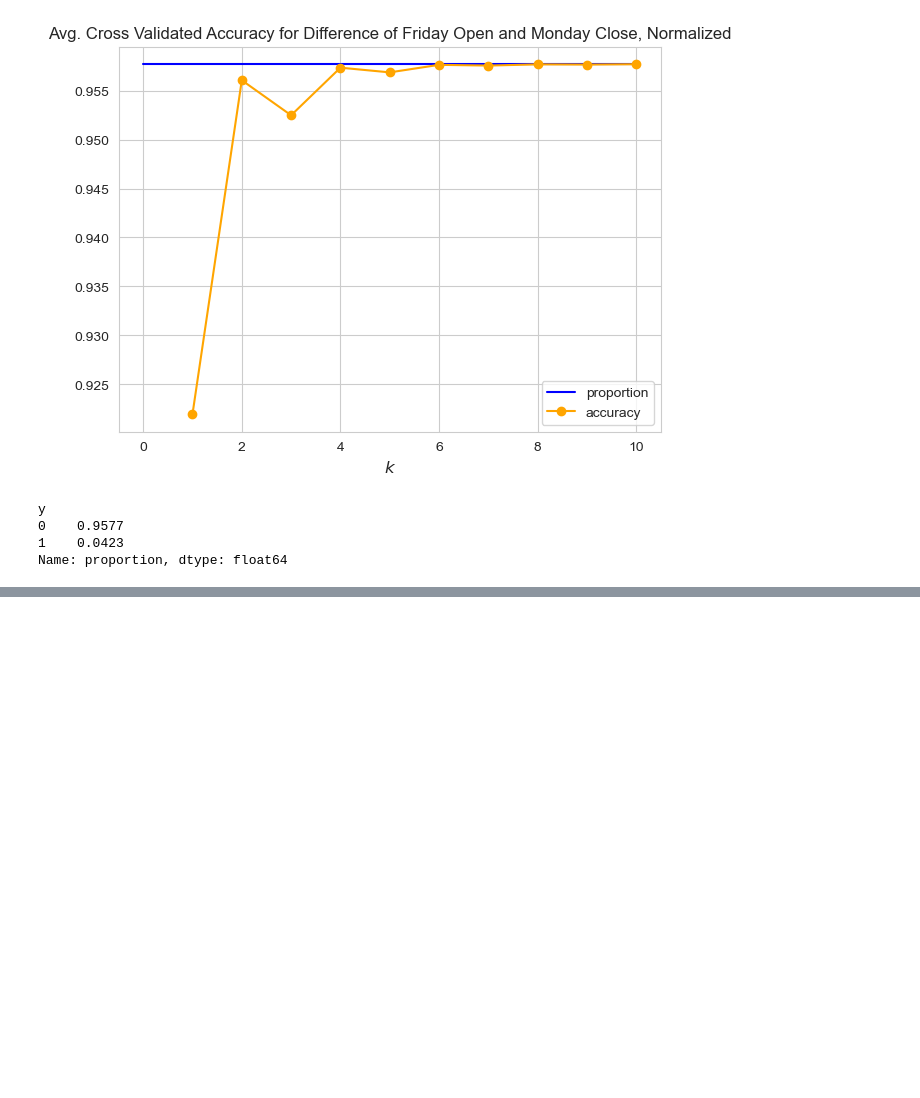
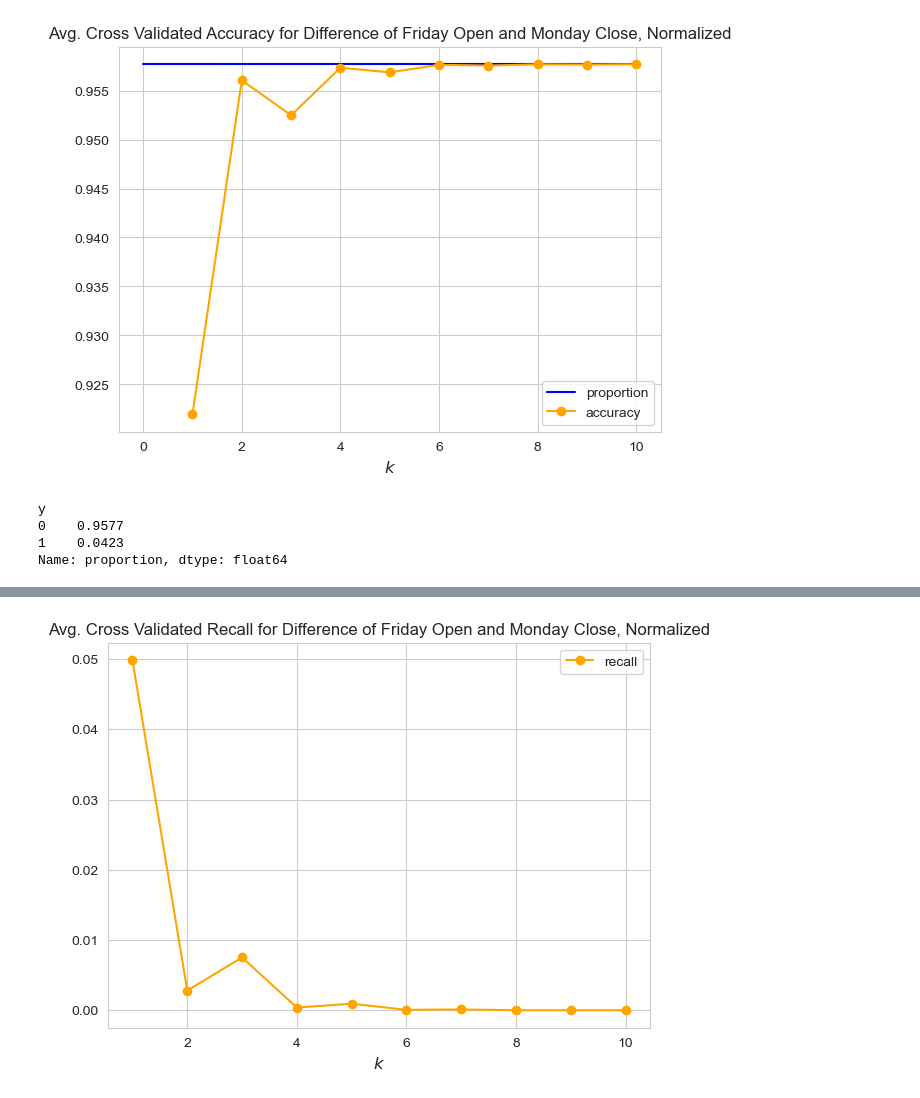
Before and after one commit to ghuckabe/DSTMarketAnalysis, a Jupyter notebook: kaggle_classify.ipynb, the cells around one changed output, grey strips where cells are left out. Drawn from its saved outputs; the diff is of its cells as text; code cells hidden in the pictures; blank space fills up the shorter version.

Commit message:
added some charts for recall and precision on KNN (it did badly)

```diff
--- a/kaggle_classify.ipynb
+++ b/kaggle_classify.ipynb
@@ -882,6 +882,9 @@ ks = range(1,11)
 
 ## Make an array to hold the accuracies
 diffs_k_all_accs = np.zeros((n_splits,len(ks)))
+
+rec_scores = np.zeros((n_splits,len(ks)))
+prec_scores = np.zeros((n_splits,len(ks)))
 
 i = 0
 for train_index, test_index in kfold.split(finance_train):
@@ -903,10 +906,12 @@ for train_index, test_index in kfold.split(finance_train):
 
         ## Record the accuracy on the holdout set
         diffs_k_all_accs[i,j] = accuracy_score(finance_ho.y.values, pred)
+        rec_scores[i,j] = recall_score(finance_ho.y.values, pred)
+        prec_scores[i,j] = precision_score(finance_ho.y.values, pred)
 
-        print('Confusion matrix for', k, 'nearest neighbors at cross-validation stage', i+1)
-        print(confusion_matrix(finance_ho.y.values, pred))
-        print()
+        #print('Confusion matrix for', k, 'nearest neighbors at cross-validation stage', i+1)
+        #print(confusion_matrix(finance_ho.y.values, pred))
+        #print()
 
         j = j + 1
     i = i + 1
@@ -969,0 +961,18 @@ Name: proportion, dtype: float64
+# %%
+## Plots the accuracies as a function of k
+plt.figure(figsize=(7,5))
+
+plt.plot(ks,
+         np.mean(rec_scores, axis=0),
+         '-o',label='recall',color='orange')
+
+plt.xticks(fontsize=10)
+plt.yticks(fontsize=10)
+plt.xlabel("$k$", fontsize=12)
+plt.title("Avg. Cross Validated Recall for Difference of Friday Open and Monday Close, Normalized", fontsize=12)
+
+plt.legend()
+
+plt.show()
+# %% [output]
+[figure, added]
```
Also changed, not shown: parts of 4 cells of this notebook.
